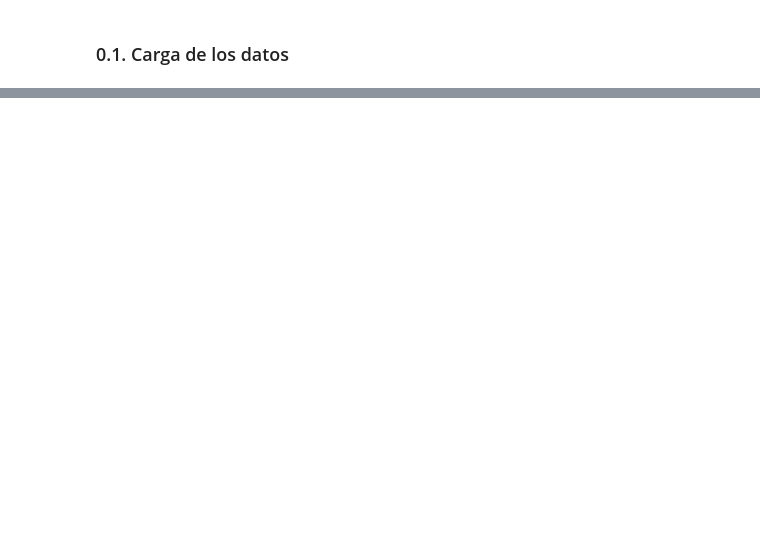
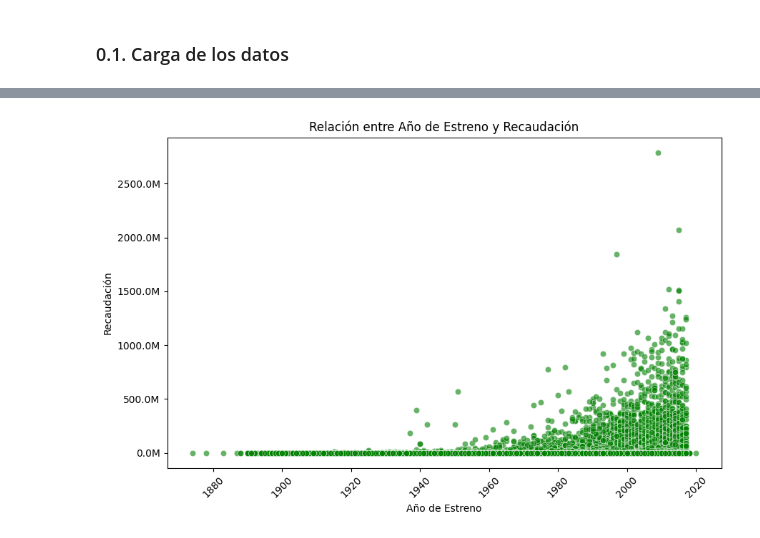
Before and after one commit to Halsey26/Movie_recomendation_ML, a Jupyter notebook: ETL_EDA/EDA.ipynb, the cells around one changed output, grey strips where cells are left out. Drawn from its saved outputs; the diff is of its cells as text; code cells hidden in the pictures; blank space fills up the shorter version.

```diff
--- a/ETL_EDA/EDA.ipynb
+++ b/ETL_EDA/EDA.ipynb
@@ -259,0 +74,4 @@ cast_df.to_parquet('../datasets/credits_cast.parquet', engine='pyarrow', compres
+# %%
+# Funcion para conversion a millones
+def to_millions(x, pos):
+    return f'{x*1e-6:.1f}M'  # Se multiplica por 1e-6 para convertir de unidades a millones
@@ -259,0 +107,12 @@ cast_df.to_parquet('../datasets/credits_cast.parquet', engine='pyarrow', compres
+# %%
+# Relación entre 'release_year' y 'revenue'
+plt.figure(figsize=(10, 6))
+sns.scatterplot(x='release_year', y='revenue', data=movie_df, alpha=0.6, color='green')
+plt.title('Relación entre Año de Estreno y Recaudación')
+plt.xlabel('Año de Estreno')
+plt.ylabel('Recaudación')
+plt.xticks(rotation=45)
+plt.gca().yaxis.set_major_formatter(FuncFormatter(to_millions))
+plt.show()
+# %% [output]
+[figure, added]
```
Also changed, not shown: parts of 74 cells of this notebook, 2 other files.
